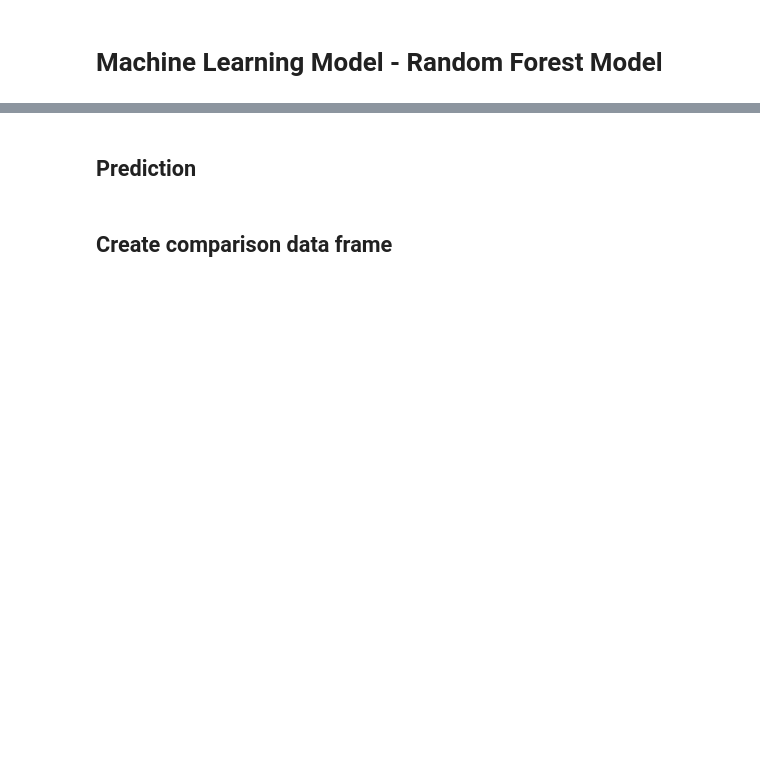
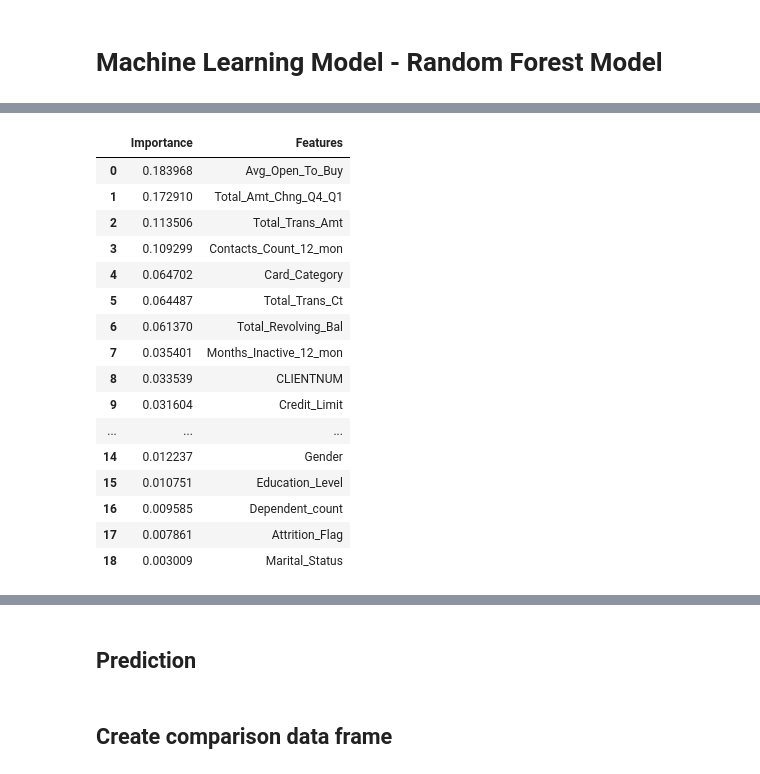
Before and after one commit to jMacProd/Machine-Learning-Credit-Card-Churn, a Jupyter notebook: 05 Machine Learning Models/01 ML Model - Tree - Random Forest Model.ipynb, the cells around one changed output, grey strips where cells are left out. Drawn from its saved outputs; the diff is of its cells as text; code cells hidden in the pictures; blank space fills up the shorter version.

```diff
--- a/05 Machine Learning Models/01 ML Model - Tree - Random Forest Model.ipynb
+++ b/05 Machine Learning Models/01 ML Model - Tree - Random Forest Model.ipynb
@@ -227,5 +227,5 @@ X_scaler = load(open('../04 Pre-processing Template/X_scaler.pkl', 'rb'))
 col_names = ['Months_on_book', 'Total_Relationship_Count', 'Months_Inactive_12_mon',
        'Contacts_Count_12_mon', 'Credit_Limit', 'Total_Revolving_Bal',
        'Avg_Open_To_Buy', 'Total_Amt_Chng_Q4_Q1', 'Total_Trans_Amt',
-       'Total_Trans_Ct', 'Total_Ct_Chng_Q4_Q1', 'Avg_Utilization_Ratio']
+       'Total_Trans_Ct', 'Total_Ct_Chng_Q4_Q1']
 col_names
@@ -375,0 +547,21 @@ print(f"Testing Data Score: {randomforest.score(X_test_scaled, y_test_categorica
+# %%
+importanceDF = pd.DataFrame(importance, columns=['Importance', 'Features'])
+importanceDF
+# %% [output]
+|  | Importance | Features |
+| 0 | 0.183968 | Avg_Open_To_Buy |
+| 1 | 0.172910 | Total_Amt_Chng_Q4_Q1 |
+| 2 | 0.113506 | Total_Trans_Amt |
+| 3 | 0.109299 | Contacts_Count_12_mon |
+| 4 | 0.064702 | Card_Category |
+| 5 | 0.064487 | Total_Trans_Ct |
+| 6 | 0.061370 | Total_Revolving_Bal |
+| 7 | 0.035401 | Months_Inactive_12_mon |
+| 8 | 0.033539 | CLIENTNUM |
+| 9 | 0.031604 | Credit_Limit |
+| ... | ... | ... |
+| 14 | 0.012237 | Gender |
+| 15 | 0.010751 | Education_Level |
+| 16 | 0.009585 | Dependent_count |
+| 17 | 0.007861 | Attrition_Flag |
+| 18 | 0.003009 | Marital_Status |
```
Also changed, not shown: parts of 20 cells of this notebook, 3 other files.
